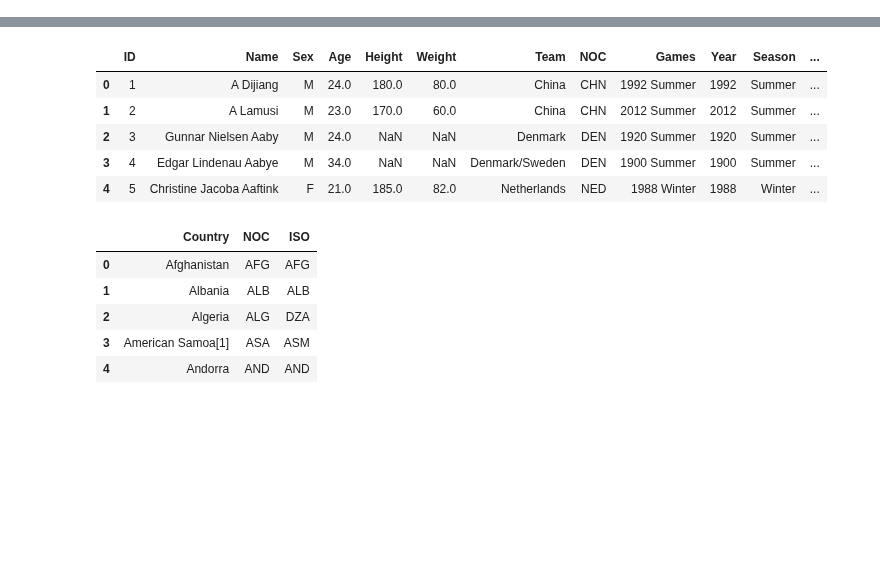
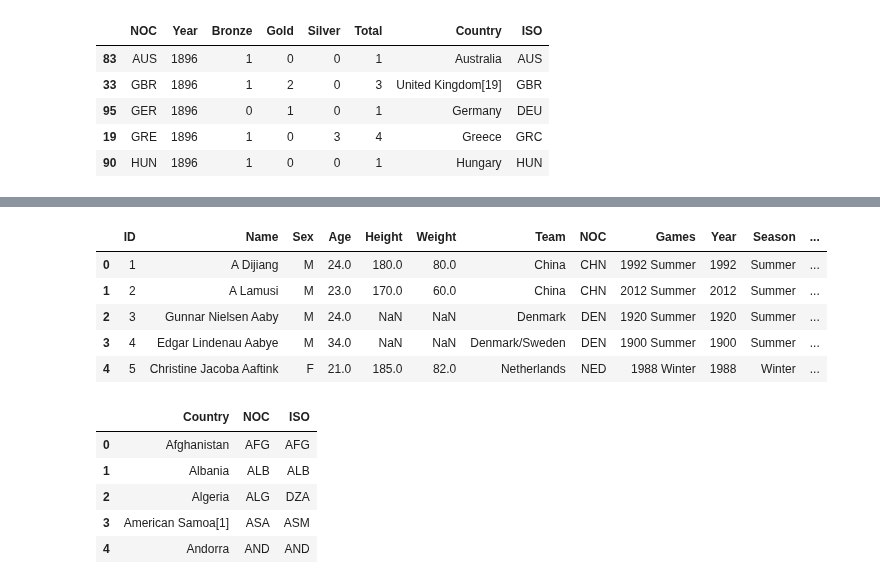
Before and after one commit to yuna-liu/Databehandling-OS-Yuna-Joachim, a Jupyter notebook: Q3_Y_test.ipynb, the cells around one changed output, grey strips where cells are left out. Cells and saved outputs as stored; diff of their text form; code cells hidden in the pictures; blank space fills up the shorter version.

```diff
--- a/Q3_Y_test.ipynb
+++ b/Q3_Y_test.ipynb
@@ -16,0 +109,14 @@ sport ="Tennis"
+# %%
+df_sport = athlete_regions[athlete_regions['Sport']=="Tennis"]
+df_sport = af2.count_medals(df_sport, "NOC", "Year")
+df_sport = df_sport.reset_index()
+dff = df_sport.merge(noc_iso, on="NOC", how="left")
+dff = dff.sort_values(by=["Year", "NOC"])
+dff.head()
+# %% [output]
+|  | NOC | Year | Bronze | Gold | Silver | Total | Country | ISO |
+| 83 | AUS | 1896 | 1 | 0 | 0 | 1 | Australia | AUS |
+| 33 | GBR | 1896 | 1 | 2 | 0 | 3 | United Kingdom[19] | GBR |
+| 95 | GER | 1896 | 0 | 1 | 0 | 1 | Germany | DEU |
+| 19 | GRE | 1896 | 1 | 0 | 3 | 4 | Greece | GRC |
+| 90 | HUN | 1896 | 1 | 0 | 0 | 1 | Hungary | HUN |
```
Also changed, not shown: parts of 16 cells of this notebook, 3 other files.
